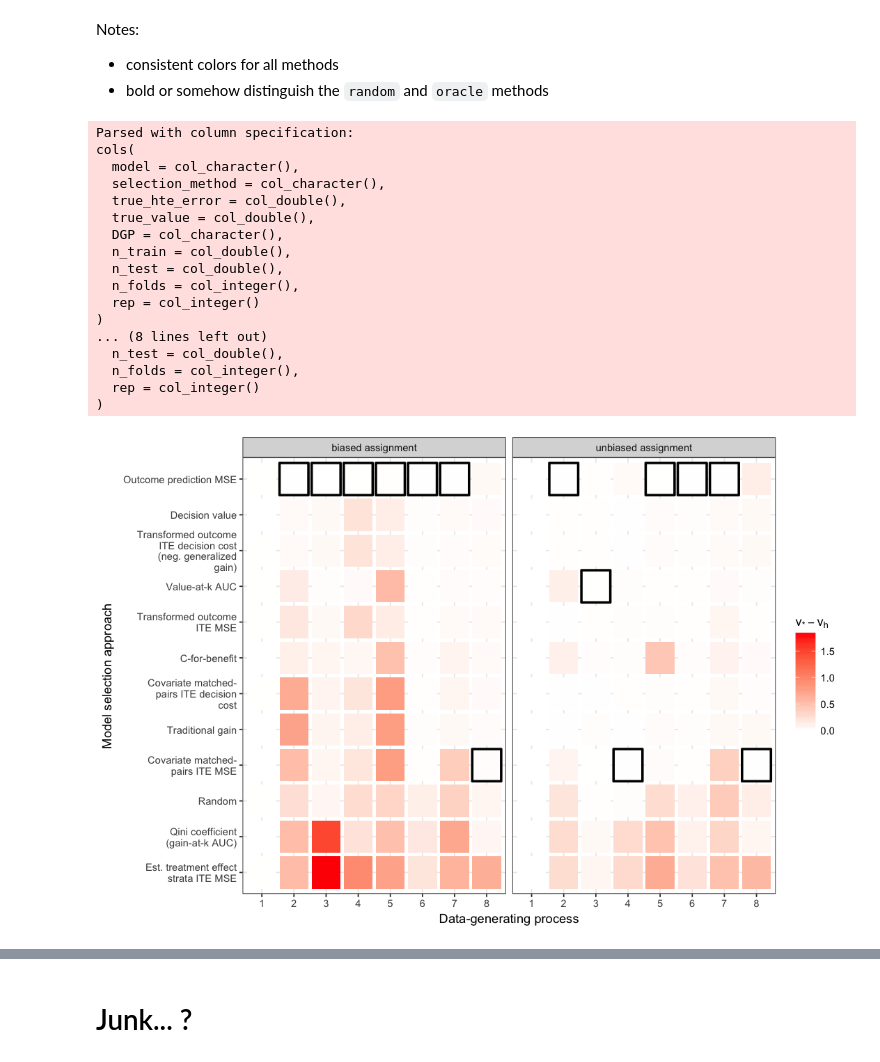
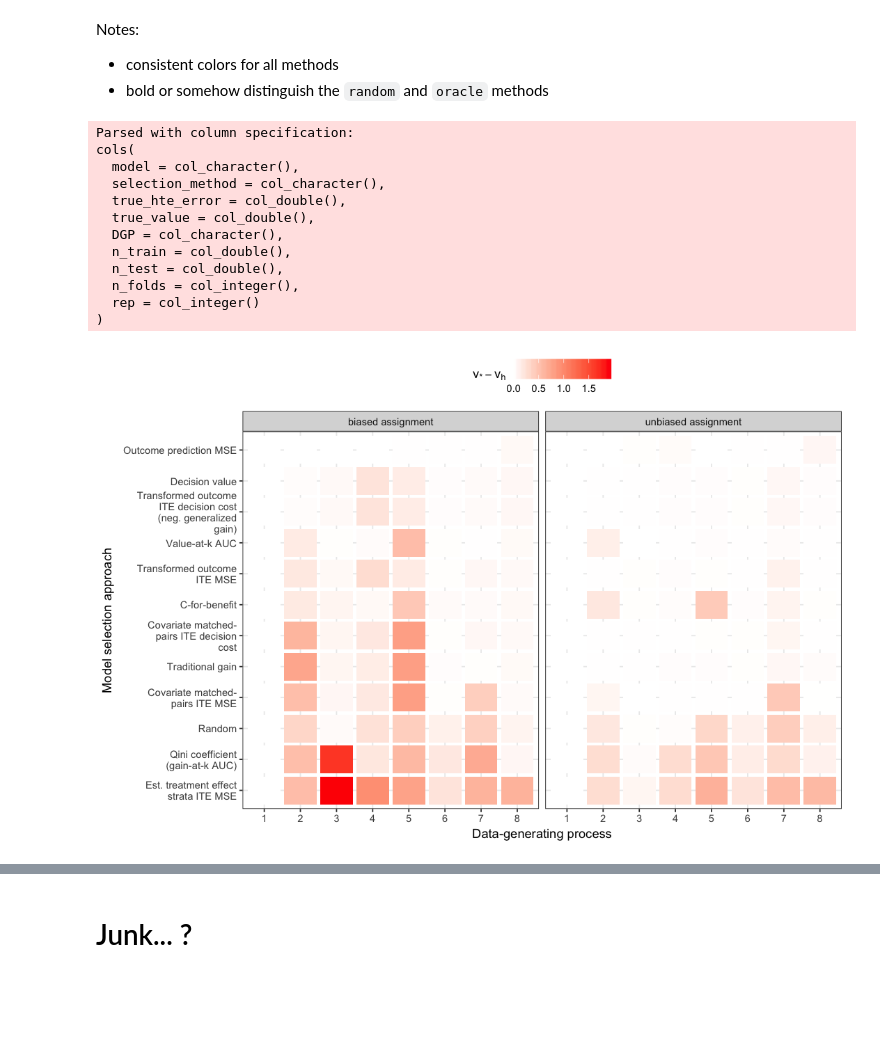
Before and after one commit to som-shahlab/ITE-model-selection, a Jupyter notebook: analyze-experiments.ipynb, the cells around one changed output, grey strips where cells are left out. Cells and saved outputs as stored; diff of their text form; code cells hidden in the pictures; blank space fills up the shorter version.

Commit message:
paper edits

```diff
--- a/analyze-experiments.ipynb
+++ b/analyze-experiments.ipynb
@@ -8,7 +8,7 @@ library(RColorBrewer)
 library(stringr)
 library(magrittr)
 # %%
-results = bind_rows(read_csv("data/experimental_results_1.csv"), read_csv("data/experimental_results_2.csv"))
+results = read_csv("data/experimental_results_full.csv")
 # %% [output]
 Parsed with column specification:
 cols(
@@ -22,11 +22,6 @@ cols(
   n_folds = col_integer(),
   rep = col_integer()
 )
-... (8 lines left out)
-  n_test = col_double(),
-  n_folds = col_integer(),
-  rep = col_integer()
-)
 # %%
 method_renames = c(
     'random' = "Random",
@@ -69,41 +64,40 @@ rank_plot_data = results %>%
     mutate(rel_true_hte_error = rel_diff(true_hte_error, selection_method, "oracle_selector_true_hte_error"),
            rel_true_value = rel_diff(true_value, selection_method, "oracle_selector_true_value")) %>%
     filter((str_detect(selection_method,"_est_prop") & (assignment=="biased assignment")) | # join _est_prop methods
            (!str_detect(selection_method,"_est_prop") & (assignment=="unbiased assignment")) |
            selection_method %in% no_prop_methods) %>%
     mutate(selection_method = str_replace(selection_method, "_est_prop", "")) %>%
     group_by(DGP, assignment, n_folds, selection_method) %>% # now average over reps within each method
     summarize(mean_value = mean(rel_true_value, na.rm=T), mean_tmse = mean(rel_true_hte_error, na.rm=T)) %>%
     ungroup() %>%
     filter(!str_detect(selection_method, "oracle")) %>%
     group_by(DGP, assignment, n_folds) %>%
     mutate(rank_value = rank(mean_value), rank_tmse = rank(mean_tmse)) %>%
     mutate(best_value = ifelse(rank_value==1, 1, NA), best_tmse=ifelse(rank_tmse==1, 1, NA)) %>%
     ungroup()
 
 method_order = rank_plot_data %>%
     group_by(selection_method) %>%
     summarize(mean_rank = mean(mean_value)) %>%
     arrange(-mean_rank) %>%
     pull(selection_method)
 
 rank_plot_data %>%
-    filter(n_folds == 10) %>%
+    filter(n_folds == 5) %>%
     mutate(selection_method = factor(selection_method, levels=method_order)) %>%
 ggplot(aes(x=DGP, y=selection_method, fill=mean_value)) +
-    geom_tile(aes(color=!is.na(best_value)), size=1, height=0.9, width=0.9) +
-    scale_color_manual(guide=F, values=c(NA,"black")) +
-#     scale_size_manual(values=sizes) +
-#     geom_point(aes(size=best)) +
+    geom_tile(size=1, height=0.9, width=0.9) +
+#     scale_color_manual(guide=F, values=c(NA,"black")) +
     scale_fill_gradient(name=expression(v[plain("*")] - v[h]), low="white", high="red") +
     facet_grid(~assignment) +
     theme_bw() +
     scale_y_discrete(labels=method_renames) +
     xlab("Data-generating process") +
-    ylab("Model selection approach")
-ggsave("paper/figures/value-sim-comparison.png", units="in", width=10, height=10)
+    ylab("Model selection approach") +
+    theme(legend.position="top")
+ggsave("paper/figures/value-sim-comparison.png", units="in", width=9, height=6)
 # %% [output]
-[figure, old version]
+[figure, new version]
 # %%
 method_order = rank_plot_data %>%
     group_by(selection_method) %>%
```
Also changed, not shown: parts of 1 cell of this notebook, 4 other files.
